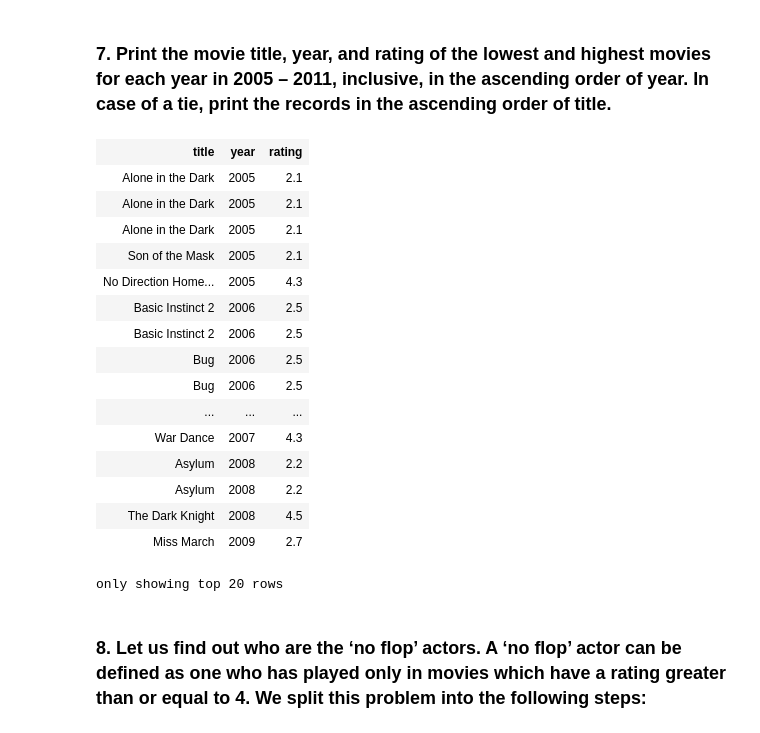
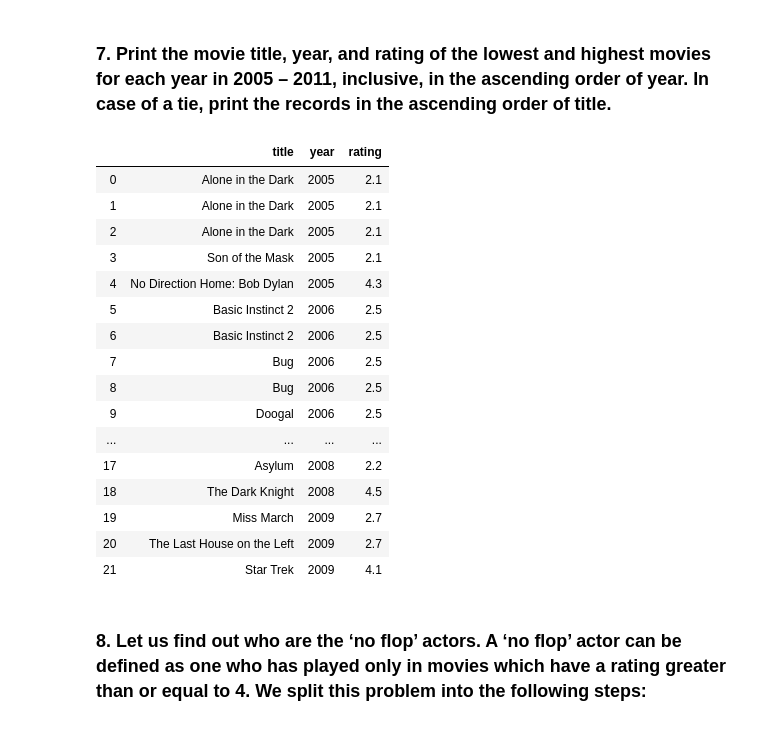
Before and after one commit to LM095/BigData-project, a Jupyter notebook: spark-3.0.2-bin-hadoop2.7/BigData-Project.ipynb, the cells around one changed output. Cells and saved outputs as stored; diff of their text form; code cells hidden in the pictures.

```diff
--- a/spark-3.0.2-bin-hadoop2.7/BigData-Project.ipynb
+++ b/spark-3.0.2-bin-hadoop2.7/BigData-Project.ipynb
@@ -3,9 +3,12 @@ import csv
 from pyspark.sql.functions import min, max, col, when, lit, udf
 from pyspark.sql.types import StructType,StructField, StringType
 from pyspark.sql import Row
+import pandas as pd
+pd.set_option('max_columns', None)
 
 spark = SparkSession.builder.getOrCreate()
 spark.conf.set('spark.sql.repl.eagerEval.enabled', True)
+
 
 # load the data
 movies_file = sc.textFile("dataset/movies.csv")
@@ -38,10 +41,11 @@ tags = table_tags.alias('tags')
 # we mantain the tables in cache
 
 genres.persist()
-actors.persist()
 tagNames.persist()
 tags.persist()
 movies.persist()
+actors.persist()
+movies.persist()
 # %% [output]
 | mid | title | year | rating | num_ratings |
 | 1 | Toy story | 1995 | 3.7 | 102338 |
@@ -217,8 +259,9 @@ result
 # %% [markdown]
 #### 6.4: Print all information (mid, title, year, num ratings, rating) for the movie(s) with the lowest rating (include tuples that tie), sorted by the ascending order of movie id.
 # %%
-num_ratings = movies.filter(movies.rating != '\\N').withColumn('rating', col('rating').cast('double'))
-min_rating = num_ratings.select(min('rating'))
+num_ratings = movies.filter(movies.rating != '\\N').withColumn('rating', col('rating').cast('double')).withColumn('num_ratings', col('num_ratings').cast('int'))
+new_num_ratings = num_ratings.filter(num_ratings.num_ratings > 0)
+min_rating = new_num_ratings.select(min('rating'))
 movies_with_min_ratings = movies.filter(movies.rating == min_rating.collect()[0][0])
 movies_with_min_ratings
 # %% [output]
@@ -255,37 +282,37 @@ No, the results of query 6.3 and 6.5 show that both the intersection of max_num_
 # %%
 movies_2005_2011 = movies.filter((movies.year >= 2005) & (movies.year <= 2011))
 movies_list = []
 
 for year in range(2005,2012):
     ratings = movies_2005_2011.filter((movies_2005_2011.year == year) & (movies_2005_2011.num_ratings != '\\N') & (movies_2005_2011.num_ratings > 0)).withColumn('rating', col('rating').cast('double'))
     min_rating = ratings.select(min('rating'))
     max_rating = ratings.select(max('rating'))
     result_min = ratings.filter(ratings.rating == min_rating.collect()[0][0]).sort(ratings.title)
     result_max = ratings.filter(ratings.rating == max_rating.collect()[0][0]).sort(ratings.title)
     final_result = result_min.union(result_max).select('title','year', 'rating')
     movies_list.extend(final_result.collect())
 
 rdd = sc.parallelize(movies_list)
 result = rdd.toDF()
-result
+result.toPandas()
 # %% [output]
-| title | year | rating |
-| Alone in the Dark | 2005 | 2.1 |
-| Alone in the Dark | 2005 | 2.1 |
-| Alone in the Dark | 2005 | 2.1 |
-| Son of the Mask | 2005 | 2.1 |
-| No Direction Home... | 2005 | 4.3 |
-| Basic Instinct 2 | 2006 | 2.5 |
-| Basic Instinct 2 | 2006 | 2.5 |
-| Bug | 2006 | 2.5 |
-| Bug | 2006 | 2.5 |
-| ... | ... | ... |
-| War Dance | 2007 | 4.3 |
-| Asylum | 2008 | 2.2 |
-| Asylum | 2008 | 2.2 |
-| The Dark Knight | 2008 | 4.5 |
-| Miss March | 2009 | 2.7 |
+|  | title | year | rating |
+| 0 | Alone in the Dark | 2005 | 2.1 |
+| 1 | Alone in the Dark | 2005 | 2.1 |
+| 2 | Alone in the Dark | 2005 | 2.1 |
+| 3 | Son of the Mask | 2005 | 2.1 |
+| 4 | No Direction Home: Bob Dylan | 2005 | 4.3 |
+| 5 | Basic Instinct 2 | 2006 | 2.5 |
+| 6 | Basic Instinct 2 | 2006 | 2.5 |
+| 7 | Bug | 2006 | 2.5 |
+| 8 | Bug | 2006 | 2.5 |
+| 9 | Doogal | 2006 | 2.5 |
+| ... | ... | ... | ... |
+| 17 | Asylum | 2008 | 2.2 |
+| 18 | The Dark Knight | 2008 | 4.5 |
+| 19 | Miss March | 2009 | 2.7 |
+| 20 | The Last House on the Left | 2009 | 2.7 |
+| 21 | Star Trek | 2009 | 4.1 |
-only showing top 20 rows
 # %% [markdown]
 ### 8. Let us find out who are the ‘no flop’ actors. A ‘no flop’ actor can be defined as one who has played only in movies which have a rating greater than or equal to 4. We split this problem into the following steps:
 # %% [markdown]
```
Also changed, not shown: parts of 25 cells of this notebook, 9 other files.
